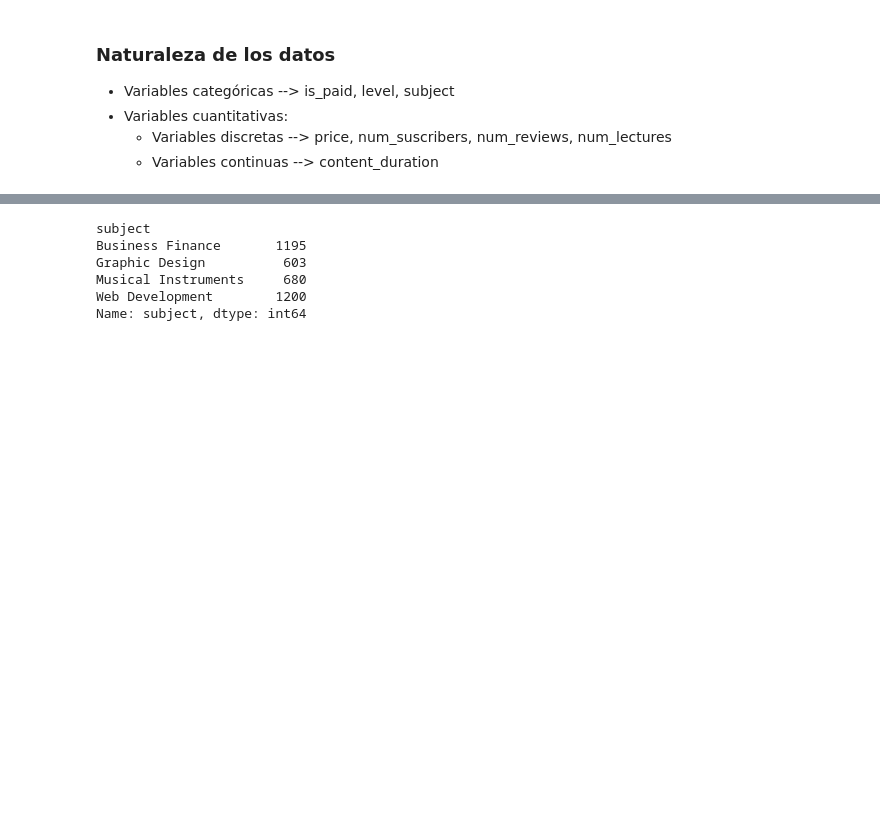
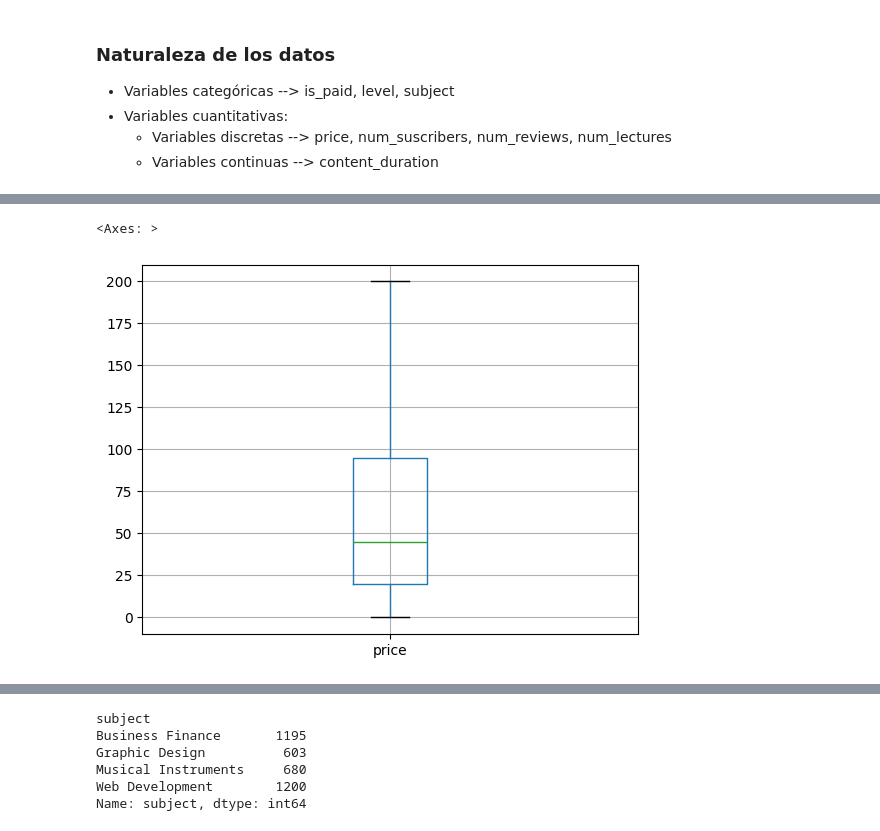
Before and after one commit to Gonzalo22112001/InformeEstadistica, a Jupyter notebook: informe.ipynb, the cells around one changed output, grey strips where cells are left out. Drawn from its saved outputs; the diff is of its cells as text; code cells hidden in the pictures; blank space fills up the shorter version.

```diff
--- a/informe.ipynb
+++ b/informe.ipynb
@@ -154,0 +117,6 @@ memory usage: 319.8+ KB
+# %%
+# Visualizamos PRICE en boxplot
+data.boxplot(column="price")
+# %% [output]
+<Axes: >
+[figure, added]
```
Also changed, not shown: parts of 22 cells of this notebook.
